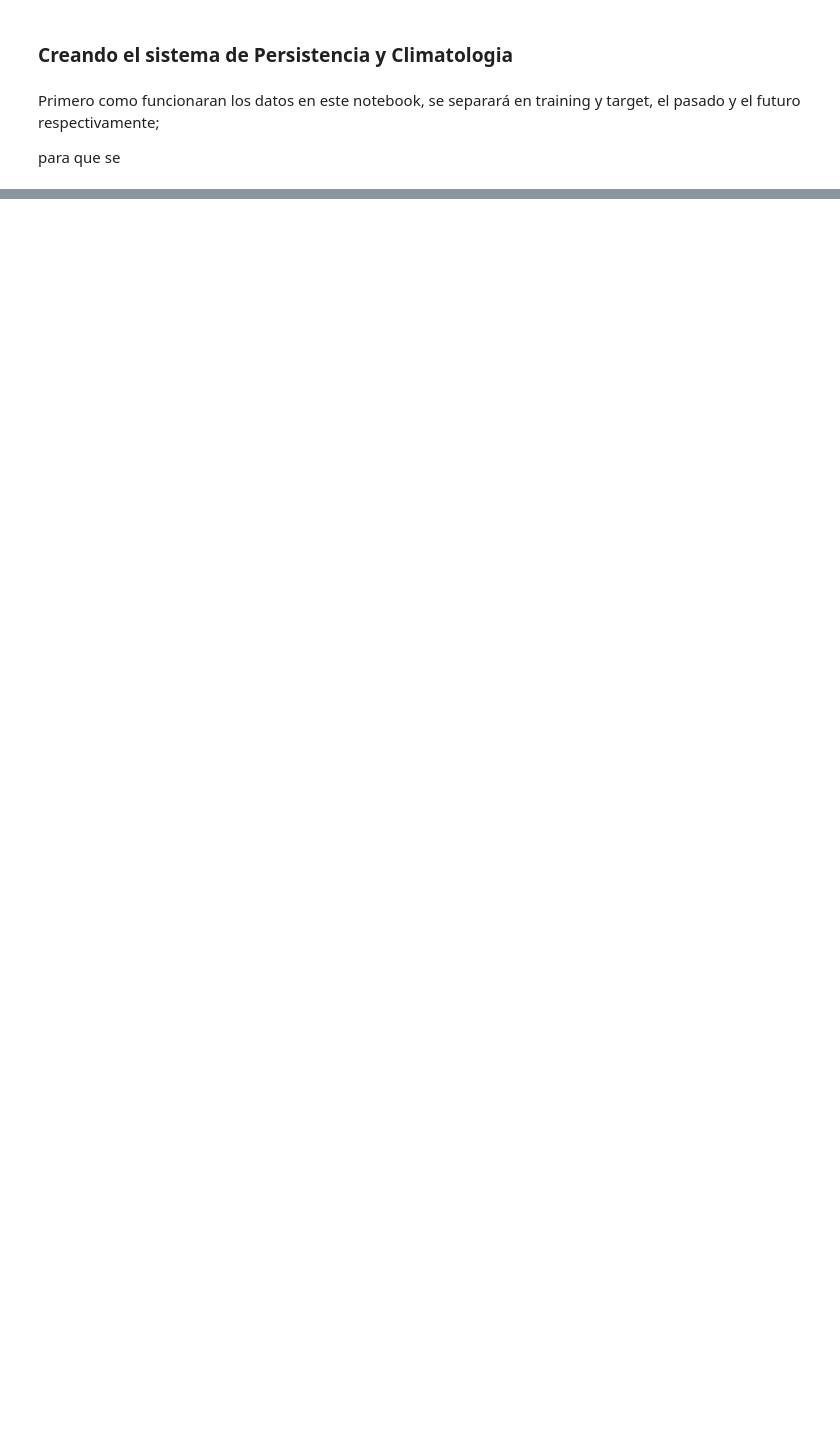
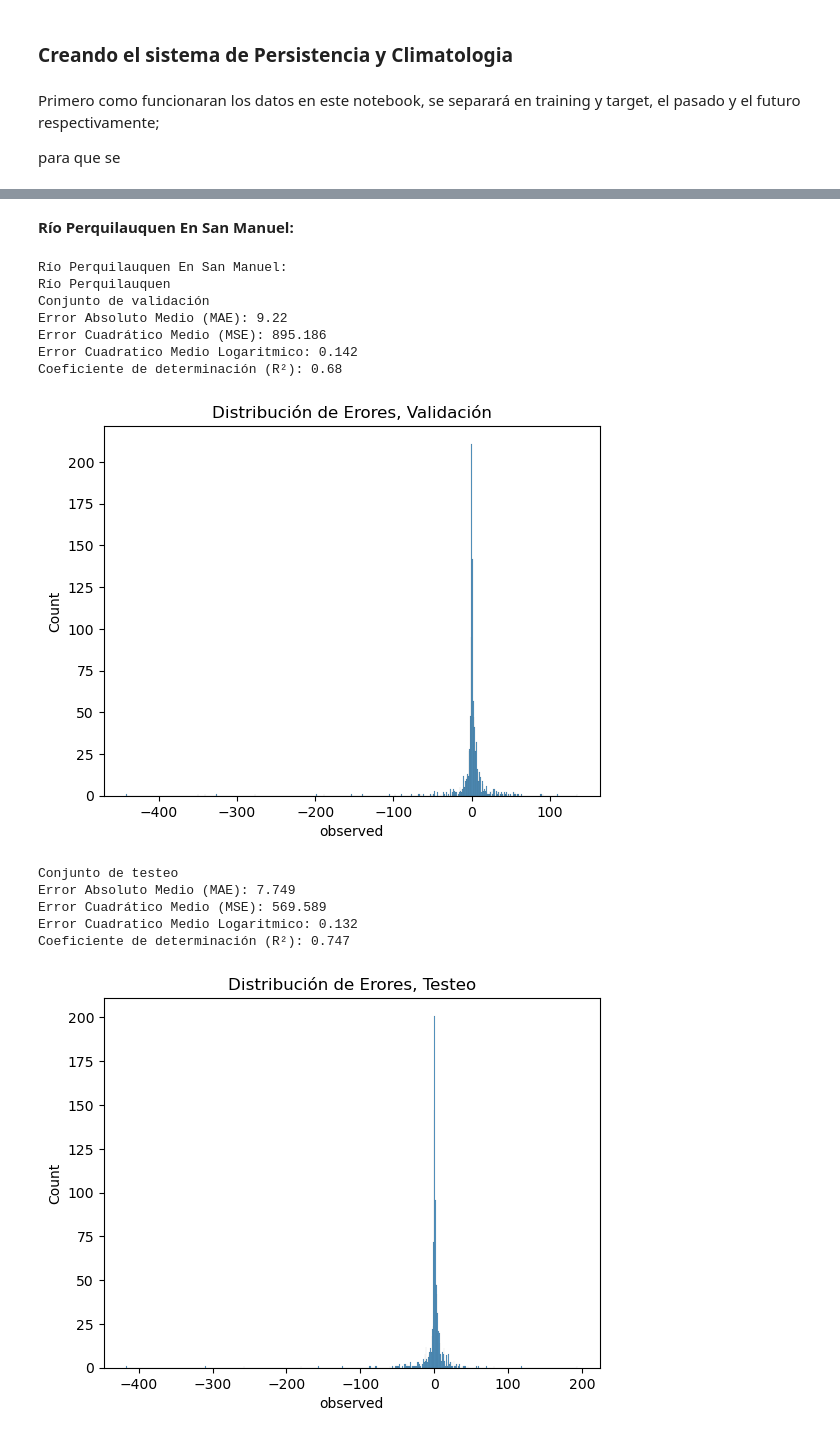
Before and after one commit to fbientrigo/machine-learning, a Jupyter notebook: Curso IA/0628 - trabajo 4/Trabajo4_20230613.ipynb, the cells around one changed output, grey strips where cells are left out. Saved outputs shown, nothing was run; the diff lists cells and outputs as text; code cells hidden in the pictures; blank space fills up the shorter version.

```diff
--- a/Curso IA/0628 - trabajo 4/Trabajo4_20230613.ipynb
+++ b/Curso IA/0628 - trabajo 4/Trabajo4_20230613.ipynb
@@ -516,0 +724,21 @@ Construya un modelo de redes neuronales para cada una de las cuencas del archivo
+# %% [markdown]
+**Río Perquilauquen En San Manuel:**
+# %%
+rio1 = "Río Perquilauquen"
+print("Río Perquilauquen En San Manuel:")
+medir_error(X1_val, X1_test, X1_train, y1_val, y1_test, y1_train, best_model1, rio1)
+# %% [output]
+Río Perquilauquen En San Manuel:
+Río Perquilauquen
+Conjunto de validación
+Error Absoluto Medio (MAE): 9.22
+Error Cuadrático Medio (MSE): 895.186
+Error Cuadratico Medio Logaritmico: 0.142
+Coeficiente de determinación (R²): 0.68
+[figure, added]
+Conjunto de testeo
+Error Absoluto Medio (MAE): 7.749
+Error Cuadrático Medio (MSE): 569.589
+Error Cuadratico Medio Logaritmico: 0.132
+Coeficiente de determinación (R²): 0.747
+[figure, added]
```
Also changed, not shown: parts of 47 cells of this notebook, 7 other files.
